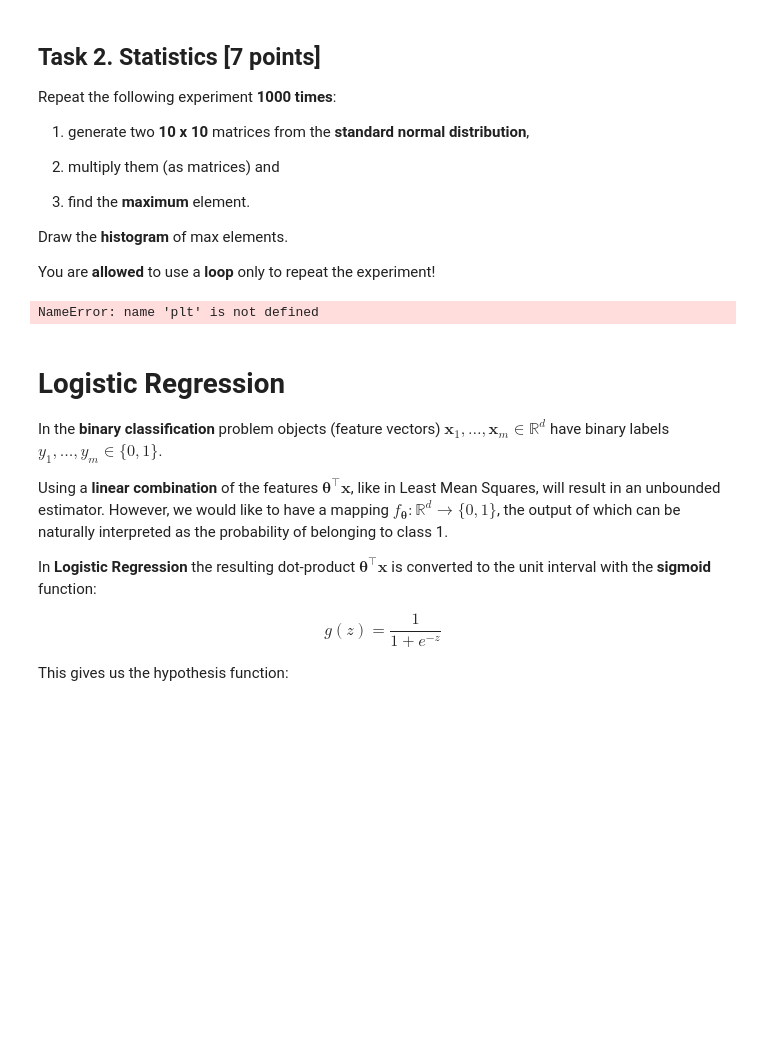
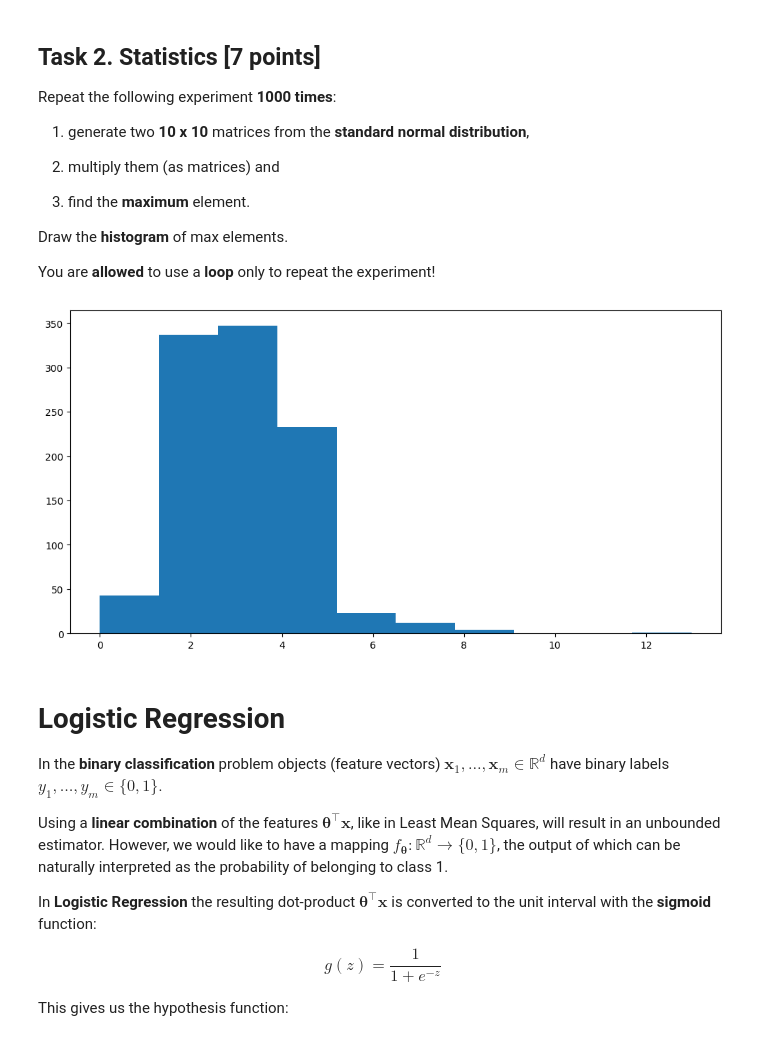
Before and after one commit to Z4l3s5i0/ML-assign, a Jupyter notebook: ML_2022_HW01_practice.ipynb, the cells around one changed output. Cells and saved outputs as stored; diff of their text form; code cells hidden in the pictures; blank space fills up the shorter version.

```diff
--- a/ML_2022_HW01_practice.ipynb
+++ b/ML_2022_HW01_practice.ipynb
@@ -97,8 +97,9 @@ def matrix_sampling(n_rows, n_columns):
     Generates a random matrix of size [n_rows, n_columns].
     """
     ### BEGIN Solution
-    np.random.standard_normal((n_rows,n_columns))
-
+    return np.random.standard_normal((n_rows,n_columns))
+    #generated_matrix = np.random.normal(size=(n_rows,n_columns))
+    #return generated_matrix
     ### END Solution
 # %%
 def matrix_multiplication(x, y):
@@ -106,7 +107,7 @@ def matrix_multiplication(x, y):
     Multipies matrices x and y.
     """
     ### BEGIN Solution
-    np.matmul(x,y)
+    return np.mul(x,y)
 
     ### END Solution
 # %%
@@ -115,7 +116,8 @@ def find_max_element(matrix):
     Returns the maximum element of the matrix.
     """
     ### BEGIN Solution
-    np.amax(matrix)
+    return np.amax(matrix)
+    #return matrix.max
 
     ### END Solution
 # %%
@@ -135,20 +137,27 @@ def experiment(n_rows, n_columns):
 # %%
 """
 Run the experiment N times and plot the histogram of the max element.
 """
 
 N = 1000
 n_rows, n_columns = 10, 10
 
 ### BEGIN Solution
-for n in range(N):
-    plt.bar(experiment(n_rows,n_columns))
+#for n in range(N):
+ #   plt.bar(experiment(n_rows,n_columns))
+
+max_array = np.arange(N)
+i = 1
+while i < N:
+    max_array[i] = experiment(n_rows,n_columns)
+    i= i+1
+plt.hist(max_array)
 
 ### END Solution
 
 plt.show()
 # %% [output]
-NameError: name 'plt' is not defined
+[figure, added]
 # %% [markdown]
 # Logistic Regression
 
```
